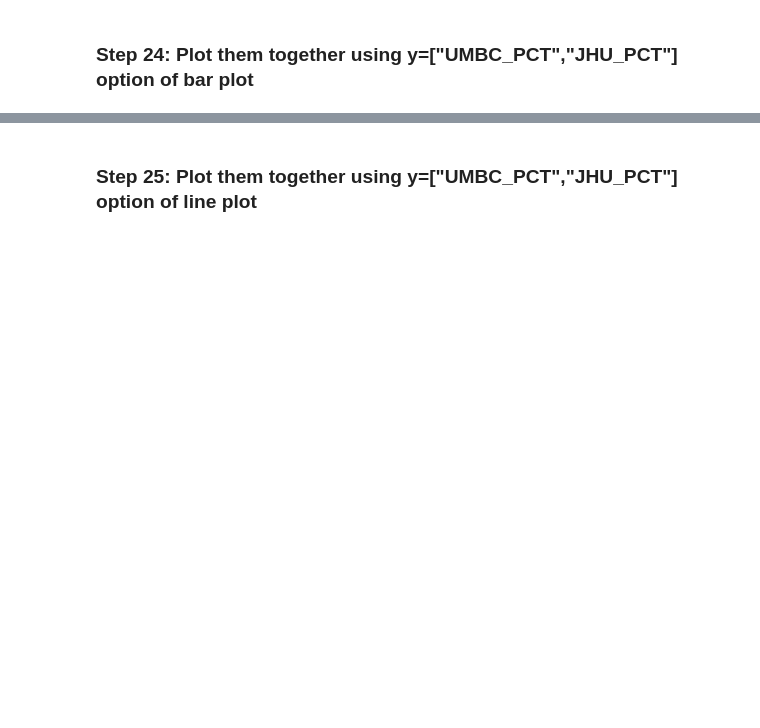
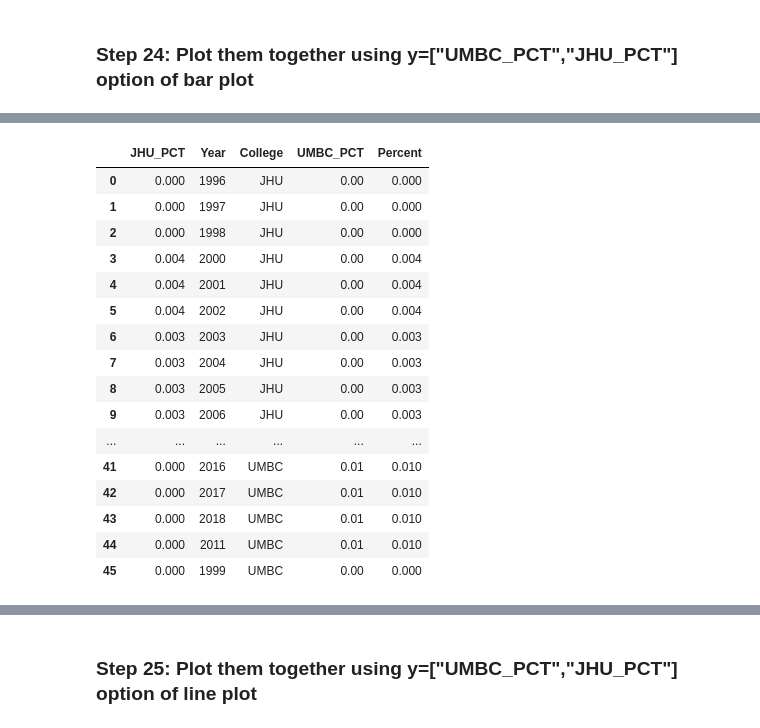
Before and after one commit to halgrai1/DATA-690-WANG, a Jupyter notebook: Assignment_07/Assignment_7_Part_2.ipynb, the cells around one changed output, grey strips where cells are left out. Cells and saved outputs as stored; diff of their text form; code cells hidden in the pictures; blank space fills up the shorter version.

```diff
--- a/Assignment_07/Assignment_7_Part_2.ipynb
+++ b/Assignment_07/Assignment_7_Part_2.ipynb
@@ -482,0 +413,10 @@ dtype: object
+# %%
+df2_jhu2 = df2_jhu
+df2_umbc2 = df2_umbc
+# %%
+college = []
+for i in df2_jhu2:
+  college = "JHU"
+  df2_jhu2["College"] = college
+
+df2_jhu2
@@ -482,0 +441,7 @@ dtype: object
+# %%
+college = []
+for i in df2_umbc2:
+  college = "UMBC"
+  df2_umbc2["College"] = college
+
+df2_umbc2
@@ -483 +466,31 @@ dtype: object
+# %%
+# create a new data frame with year, percent, and college
+# in order to plot them together
+
+frames = [df2_umbc2,df2_jhu2]
+df_merge2 = df2_jhu2.append(df2_umbc2, ignore_index = True)
+df_merge2["UMBC_PCT"] = pd.to_numeric(df_merge2["UMBC_PCT"])
+df_merge2["UMBC_PCT"] = df_merge2["UMBC_PCT"].fillna(0)
+df_merge2["JHU_PCT"] = pd.to_numeric(df_merge2["JHU_PCT"])
+df_merge2["JHU_PCT"] = df_merge2["JHU_PCT"].fillna(0)
+df_merge2["Percent"] = df_merge2["UMBC_PCT"] + df_merge2["JHU_PCT"]
+df_merge2
+# %% [output]
+|  | JHU_PCT | Year | College | UMBC_PCT | Percent |
+| 0 | 0.000 | 1996 | JHU | 0.00 | 0.000 |
+| 1 | 0.000 | 1997 | JHU | 0.00 | 0.000 |
+| 2 | 0.000 | 1998 | JHU | 0.00 | 0.000 |
+| 3 | 0.004 | 2000 | JHU | 0.00 | 0.004 |
+| 4 | 0.004 | 2001 | JHU | 0.00 | 0.004 |
+| 5 | 0.004 | 2002 | JHU | 0.00 | 0.004 |
+| 6 | 0.003 | 2003 | JHU | 0.00 | 0.003 |
+| 7 | 0.003 | 2004 | JHU | 0.00 | 0.003 |
+| 8 | 0.003 | 2005 | JHU | 0.00 | 0.003 |
+| 9 | 0.003 | 2006 | JHU | 0.00 | 0.003 |
+| ... | ... | ... | ... | ... | ... |
+| 41 | 0.000 | 2016 | UMBC | 0.01 | 0.010 |
+| 42 | 0.000 | 2017 | UMBC | 0.01 | 0.010 |
+| 43 | 0.000 | 2018 | UMBC | 0.01 | 0.010 |
+| 44 | 0.000 | 2011 | UMBC | 0.01 | 0.010 |
+| 45 | 0.000 | 1999 | UMBC | 0.00 | 0.000 |
 # %%
```
Also changed, not shown: parts of 17 cells of this notebook.
